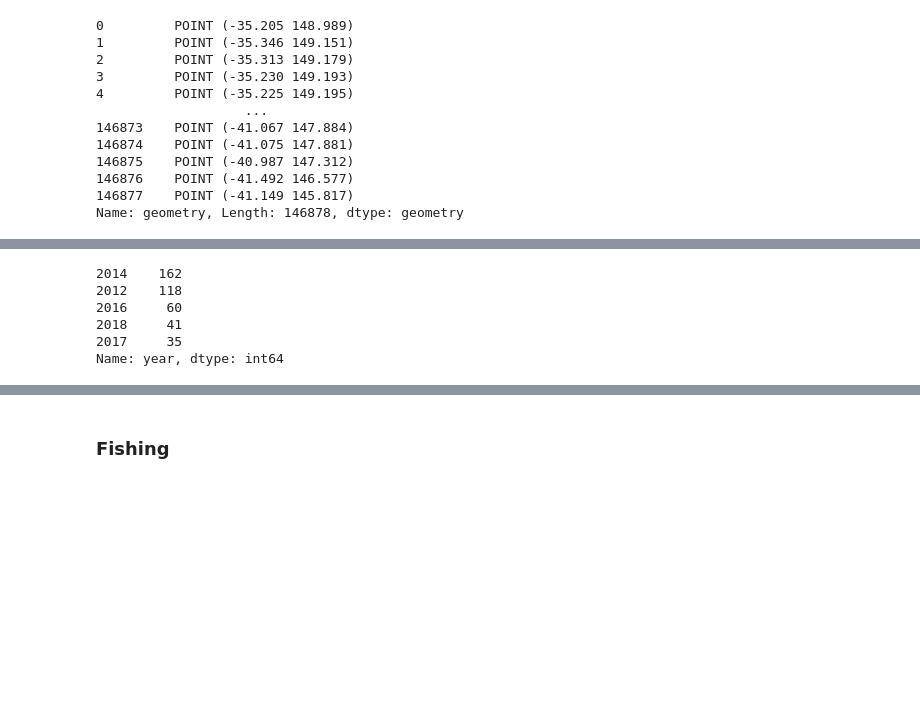
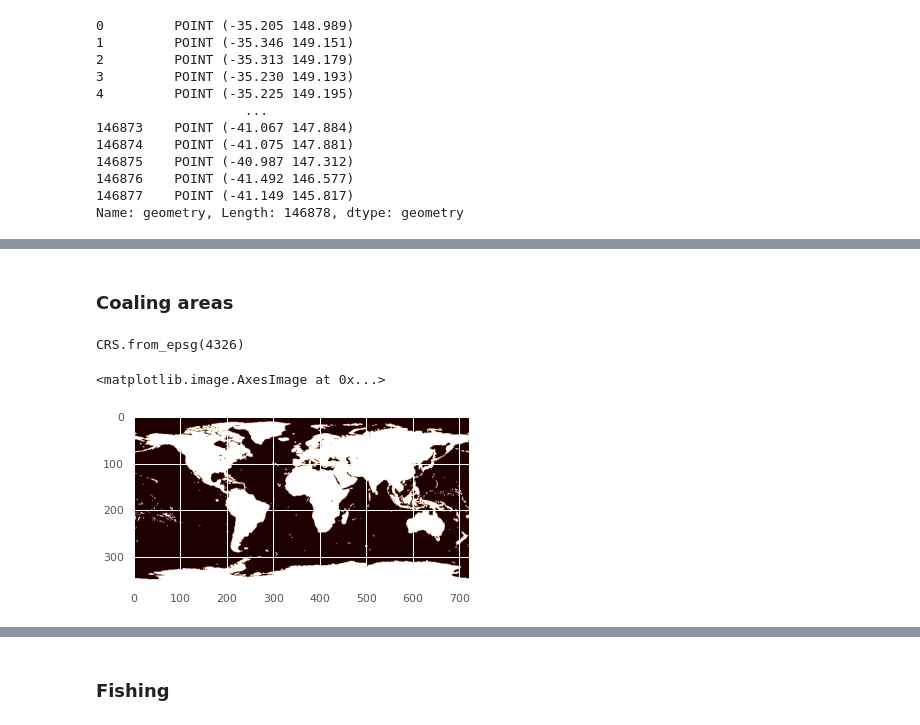
Before and after one commit to LaviSchlyter/Coral-Reef-preservation, a Jupyter notebook: Code/Anthropolical_processing.ipynb, the cells around one changed output, grey strips where cells are left out. Drawn from its saved outputs; the diff is of its cells as text; code cells hidden in the pictures; blank space fills up the shorter version.

```diff
--- a/Code/Anthropolical_processing.ipynb
+++ b/Code/Anthropolical_processing.ipynb
@@ -492,9 +223,16 @@ df_merged
-# %%
-df_env["year"].value_counts()
-# %% [output]
-2014    162
-2012    118
-2016     60
-2018     41
-2017     35
-Name: year, dtype: int64
+# %% [markdown]
+### Coaling areas
+# %%
+Coal = rasterio.open("../Data/Anthropological_data/Coaling/global_miningarea_v1_30arcminute.tif")
+# %%
+coal_arr = Coal.read(1)
+# %%
+Coal.crs
+# %% [output]
+CRS.from_epsg(4326)
+# %%
+from matplotlib import pyplot
+pyplot.imshow(coal_arr, cmap='pink')
+# %% [output]
+<matplotlib.image.AxesImage at 0x...>
+[figure, added]
```
Also changed, not shown: parts of 78 cells of this notebook.
